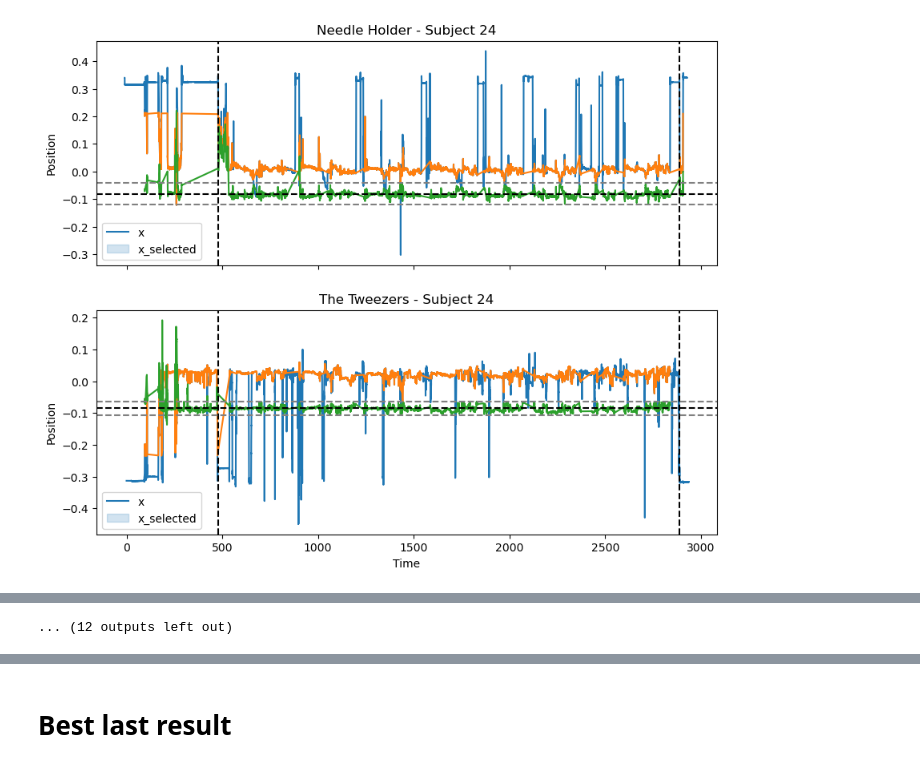
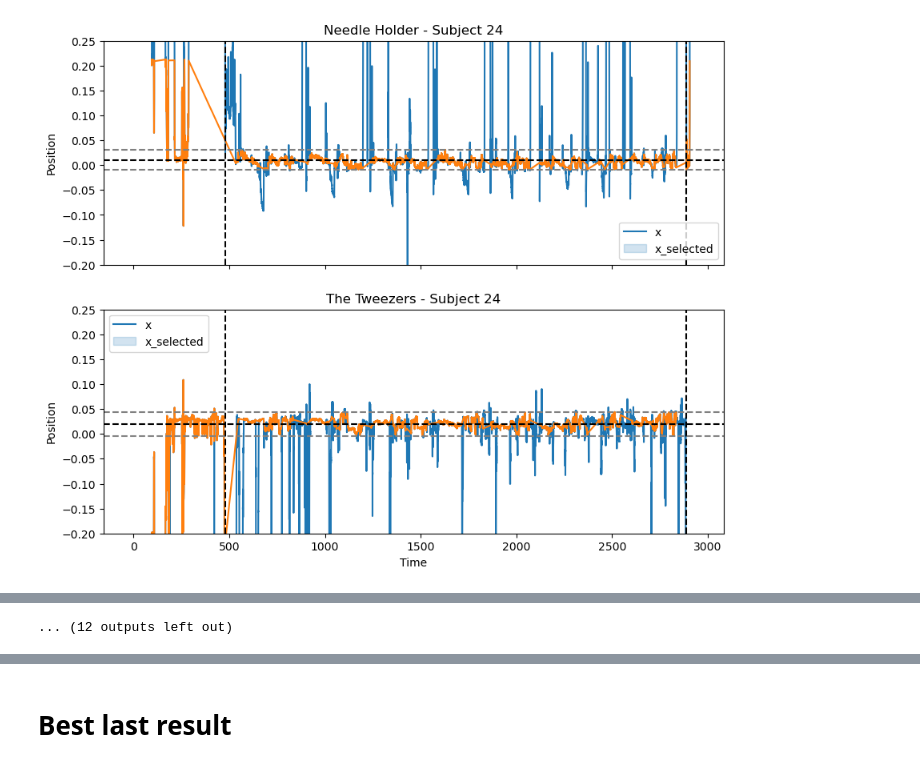
Before and after one commit to gv21/Project_LASA, a Jupyter notebook: step1_final_w12.ipynb, the cells around one changed output, grey strips where cells are left out. Saved outputs shown, nothing was run; the diff lists cells and outputs as text; code cells hidden in the pictures.

```diff
--- a/step1_final_w12.ipynb
+++ b/step1_final_w12.ipynb
@@ -185,0 +224,19 @@ def remove_extreme_using_z_pos(nh_selected, tw_selected, medians_nh, medians_tw)
+# %%
+#function to put a threshold on Y axis using the already x-selected signal
+def remove_extreme_using_x_pos_on_selected_data(nh_rec, tw_rec, stds_nh, stds_tw, medians_nh, medians_tw):
+    """Create a mask keeping all points which are between two extreme values"""
+    median_nh_x = medians_nh['X.1']
+    median_tw_x = medians_tw['X.1']
+    std_x_nh = stds_nh['X.1']
+    std_x_tw = stds_tw['X.1']
+
+    #A deviation from the main task (median) of 0.015m is considered as reasonable. Being far away than 0.04m is considered as not reasonable
+    nh_threshold_x_min= median_nh_x - min(0.04, max(0.015, std_x_nh))
+    nh_threshold_x_max= median_nh_x + min(0.04, max(0.015, std_x_nh))
+    tw_threshold_x_min= median_tw_x - min(0.04, max(0.015, std_x_tw))
+    tw_threshold_x_max= median_tw_x + min(0.04, max(0.015, std_x_tw))
+
+    mask_selected_nh = (nh_rec['X.1']<nh_threshold_x_max) & (nh_rec['X.1']>nh_threshold_x_min)
+    mask_selected_tw = (tw_rec['X.1']<tw_threshold_x_max) & (tw_rec['X.1']>tw_threshold_x_min)
+
+    return mask_selected_nh, mask_selected_tw
@@ -195,6 +289,8 @@ for subject in subjects:
     medians_tw = (tweezers_rec[['X.1', 'Y.1', 'Z.1']]).median()
     std_nh =  (selected_points_nh[['X.1', 'Y.1', 'Z.1']]).std()
     std_tw =  (selected_points_tw[['X.1', 'Y.1', 'Z.1']]).std()
+    print('Std nh', std_nh)
+    print('Std tw', std_tw)
 
     """X Position"""
     selected_xpos_nh, selected_xpos_tw = remove_extreme_using_x_pos(needle_holder_rec, tweezers_rec, prop_nh=0.5, prop_tw=0.5)
@@ -209,14 +305,11 @@ for subject in subjects:
 
     mask_extreme_xpos_event_removed_nh = remove_extreme(needle_holder_rec, pairs_adjusted_t_xpos_nh)
     mask_extreme_xpos_event_removed_tw = remove_extreme(tweezers_rec, pairs_adjusted_t_xpos_tw)
-    #mask_xpos_glass_nh = remove_extreme(needle_holder_rec, pairs_adjusted_t_xpos_tw)
-    #mask_xpos_glass_tw = remove_extreme(tweezers_rec, pairs_adjusted_t_xpos_nh)
 
     """X Velocity"""
     mask_min_max_nh, mask_min_max_tw = compute_mask_using_v(needle_holder_rec, tweezers_rec, smooth_window=60, prop_nh=0.4, prop_tw=0.4)
     time_event_nh, time_event_tw = compute_event_time(full_segments_time[i], needle_holder_rec, tweezers_rec, mask_min_max_nh[0],
                                                             mask_min_max_nh[1], mask_min_max_tw[0], mask_min_max_tw[1])
-
 
     pairs_t_nh = compute_pairs_time(time_event_nh[0], time_event_nh[1])
     pairs_t_tw = compute_pairs_time(time_event_tw[0], time_event_tw[1])
@@ -236,8 +329,12 @@ for subject in subjects:
     selected_points_tw = tweezers_rec[mask_glass_tw & mask_extreme_v_glass_tw] #v is the most discriminative in this case compared to xpos
 
     """2nd selection based on z position"""
-    selected_zpos_nh, selected_zpos_tw = remove_extreme_using_z_pos(selected_points_nh, selected_points_tw, medians_nh, medians_tw)
-    time_event_zpos_nh, time_event_zpos_tw = compute_event_time_pos(full_segments_time[i], selected_points_nh, selected_points_tw, selected_zpos_nh,
+    #selected_zpos_nh, selected_zpos_tw = remove_extreme_using_z_pos(selected_points_nh, selected_points_tw, medians_nh, medians_tw)
+    if (subject == 19): #subject 19 is treated separately
+        selected_zpos_nh, selected_zpos_tw = remove_extreme_using_z_pos2_sub19(needle_holder_rec, tweezers_rec)
+    else:
+        selected_zpos_nh, selected_zpos_tw = remove_extreme_using_z_pos2(needle_holder_rec, tweezers_rec, std_nh, std_tw, medians_nh, medians_tw)
+    time_event_zpos_nh, time_event_zpos_tw = compute_event_time_pos(full_segments_time[i], needle_holder_rec, tweezers_rec, selected_zpos_nh,
                                                                 selected_zpos_tw)
 
     pairs_t_zpos_nh = compute_pairs_time(time_event_zpos_nh[0], time_event_zpos_nh[1])
@@ -252,6 +349,46 @@ for subject in subjects:
 
     selected_points_nh2 = selected_points_nh[mask_extreme_zpos_event_removed_nh]
     selected_points_tw2 = selected_points_tw[mask_extreme_zpos_event_removed_tw]
+
+    """2nd selection based on y position"""
+    selected_ypos_nh, selected_ypos_tw = remove_extreme_using_y_pos(needle_holder_rec, tweezers_rec, std_nh, std_tw, medians_nh, medians_tw)
+    time_event_ypos_nh, time_event_ypos_tw = compute_event_time_pos(full_segments_time[i], needle_holder_rec, tweezers_rec, selected_ypos_nh,
+                                                                selected_ypos_tw)
+
+    pairs_t_ypos_nh = compute_pairs_time(time_event_ypos_nh[0], time_event_ypos_nh[1])
+    pairs_t_ypos_tw = compute_pairs_time(time_event_ypos_tw[0], time_event_ypos_tw[1])
+
+    pairs_adjusted_t_ypos_nh = adjust_time_pair(selected_points_nh2, pairs_t_ypos_nh, medians_nh['Y.1'], time_allowed = 6)
+    pairs_adjusted_t_ypos_tw = adjust_time_pair(selected_points_tw2, pairs_t_ypos_tw, medians_tw['Y.1'], time_allowed=6)
+
+    mask_extreme_ypos_event_removed_nh = remove_extreme(selected_points_nh2, pairs_adjusted_t_ypos_nh)
+    mask_extreme_ypos_event_removed_tw = remove_extreme(selected_points_tw2, pairs_adjusted_t_ypos_tw)
+
+
+    selected_points_nh3 = selected_points_nh2[mask_extreme_ypos_event_removed_nh]
+    selected_points_tw3 = selected_points_tw2[mask_extreme_ypos_event_removed_tw]
+
+    """2nd selection based on x position"""
+    if (subject!=1):
+        selected_xpos2_nh, selected_xpos2_tw = remove_extreme_using_x_pos_on_selected_data(needle_holder_rec, tweezers_rec, std_nh, std_tw, medians_nh, medians_tw)
+        time_event_xpos2_nh, time_event_xpos2_tw = compute_event_time_pos(full_segments_time[i], needle_holder_rec, tweezers_rec, selected_xpos2_nh,
+                                                                selected_xpos2_tw)
+
+        pairs_t_xpos2_nh = compute_pairs_time(time_event_xpos2_nh[0], time_event_xpos2_nh[1])
+        pairs_t_xpos2_tw = compute_pairs_time(time_event_xpos2_tw[0], time_event_xpos2_tw[1])
+
+        pairs_adjusted_t_xpos2_nh = adjust_time_pair(selected_points_nh3, pairs_t_xpos2_nh, medians_nh['X.1'], time_allowed = 6)
+        pairs_adjusted_t_xpos2_tw = adjust_time_pair(selected_points_tw3, pairs_t_xpos2_tw, medians_tw['X.1'], time_allowed=6)
+
+        mask_extreme_xpos2_event_removed_nh = remove_extreme(selected_points_nh3, pairs_adjusted_t_xpos2_nh)
+        mask_extreme_xpos2_event_removed_tw = remove_extreme(selected_points_tw3, pairs_adjusted_t_xpos2_tw)
+
+        selected_points_nh4 = selected_points_nh3[mask_extreme_xpos2_event_removed_nh]
+        selected_points_tw4 = selected_points_tw3[mask_extreme_xpos2_event_removed_tw]
+    else:
+        selected_points_nh4 = selected_points_nh3
+        selected_points_tw4 = selected_points_tw3
+
     """end"""
 
     start_t_task = full_segments_time[i]['1'][0]
@@ -261,34 +398,37 @@ for subject in subjects:
 
     # Tracer les données pour 'bh'
     sns.lineplot(x=needle_holder_rec['Time (Seconds)'], y=needle_holder_rec['X.1'], ax=ax1)
-    sns.lineplot(x=selected_points_nh2['Time (Seconds)'], y=selected_points_nh2['X.1'], ax=ax1)
-    sns.lineplot(x=selected_points_nh2['Time (Seconds)'], y=selected_points_nh2['Z.1'], ax=ax1)
+    sns.lineplot(x=selected_points_nh4['Time (Seconds)'], y=selected_points_nh4['X.1'], ax=ax1)
+    #sns.lineplot(x=selected_points_nh2['Time (Seconds)'], y=selected_points_nh2['Y.1'], ax=ax1)
+    #sns.lineplot(x=needle_holder_rec['Time (Seconds)'], y=needle_holder_rec['Y.1'], ax=ax1)
     ax1.axvline(x=start_t_task, color='black', linestyle='--')
     ax1.axvline(x=end_t_task, color='black', linestyle='--')
-    ax1.axhline(y=medians_nh['Z.1'], color='black', linestyle='--')
-    ax1.axhline(y=medians_nh['Z.1']-max(0.02, std_nh['Z.1']), color='grey', linestyle='--')
-    ax1.axhline(y=medians_nh['Z.1']+max(0.02, std_nh['Z.1']), color='grey', linestyle='--')
+    ax1.axhline(y=medians_nh['X.1'], color='black', linestyle='--')
+    ax1.axhline(y=medians_nh['X.1']-max(0.0, std_nh['X.1']), color='grey', linestyle='--')
+    ax1.axhline(y=medians_nh['X.1']+max(0.0, std_nh['X.1']), color='grey', linestyle='--')
 
     ax1.set_xlabel('Time')
     ax1.set_ylabel('Position')
     ax1.set_title(f'Needle Holder - Subject {subject}')
     ax1.legend(['x', 'x_selected'])
-
+    ax1.set_ylim(-0.2,0.25)
 
     # Tracer les données pour 'tw'
     sns.lineplot(x=tweezers_rec['Time (Seconds)'], y=tweezers_rec['X.1'], ax=ax2)
-    sns.lineplot(x=selected_points_tw2['Time (Seconds)'], y=selected_points_tw2['X.1'], ax=ax2)
-    sns.lineplot(x=selected_points_tw2['Time (Seconds)'], y=selected_points_tw2['Z.1'], ax=ax2)
+    sns.lineplot(x=selected_points_tw4['Time (Seconds)'], y=selected_points_tw4['X.1'], ax=ax2)
+    #sns.lineplot(x=selected_points_tw2['Time (Seconds)'], y=selected_points_tw2['Y.1'], ax=ax2)
+    #sns.lineplot(x=tweezers_rec['Time (Seconds)'], y=tweezers_rec['Y.1'], ax=ax2)
     ax2.axvline(x=start_t_task, color='black', linestyle='--')
     ax2.axvline(x=end_t_task, color='black', linestyle='--')
-    ax2.axhline(y=medians_tw['Z.1'], color='black', linestyle='--')
-    ax2.axhline(y=medians_tw['Z.1']-max(0.02,std_tw['Z.1']), color='grey', linestyle='--')
-    ax2.axhline(y=medians_tw['Z.1']+ max(0.02,std_tw['Z.1']), color='grey', linestyle='--')
+    ax2.axhline(y=medians_tw['X.1'], color='black', linestyle='--')
+    ax2.axhline(y=medians_tw['X.1']-max(0.00,std_tw['X.1']), color='grey', linestyle='--')
+    ax2.axhline(y=medians_tw['X.1']+ max(0.0,std_tw['X.1']), color='grey', linestyle='--')
 
     ax2.set_xlabel('Time')
     ax2.set_ylabel('Position')
     ax2.legend(['x', 'x_selected'])
     ax2.set_title(f'The Tweezers - Subject {subject}')
+    ax2.set_ylim(-0.2,0.25)
     plt.show()
 
     i = i+1
@@ -339,2 +479,2 @@ Z.1    0.020607
 dtype: float64
-[figure, old version]
+[figure, new version]
```
Also changed, not shown: parts of 6 cells of this notebook.
